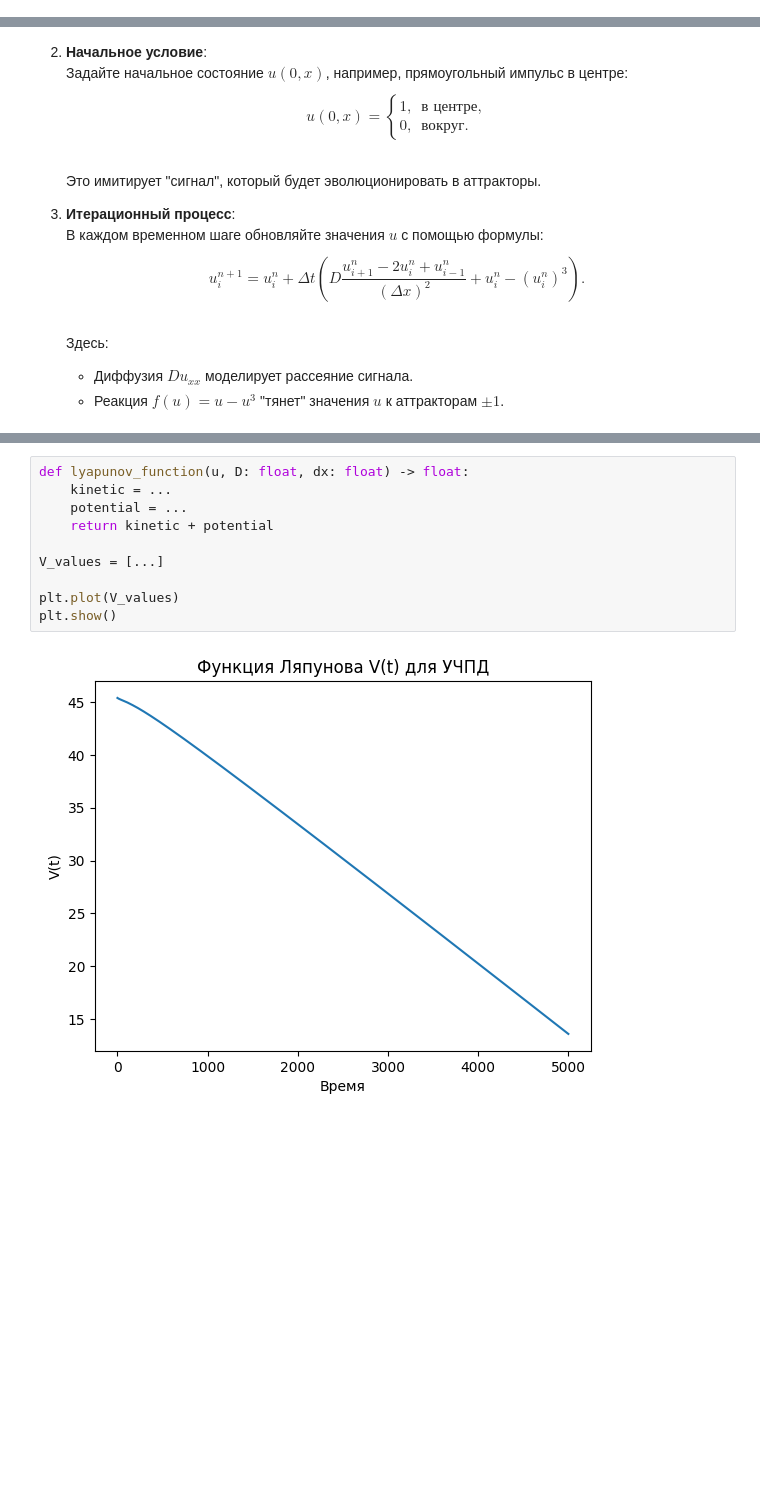
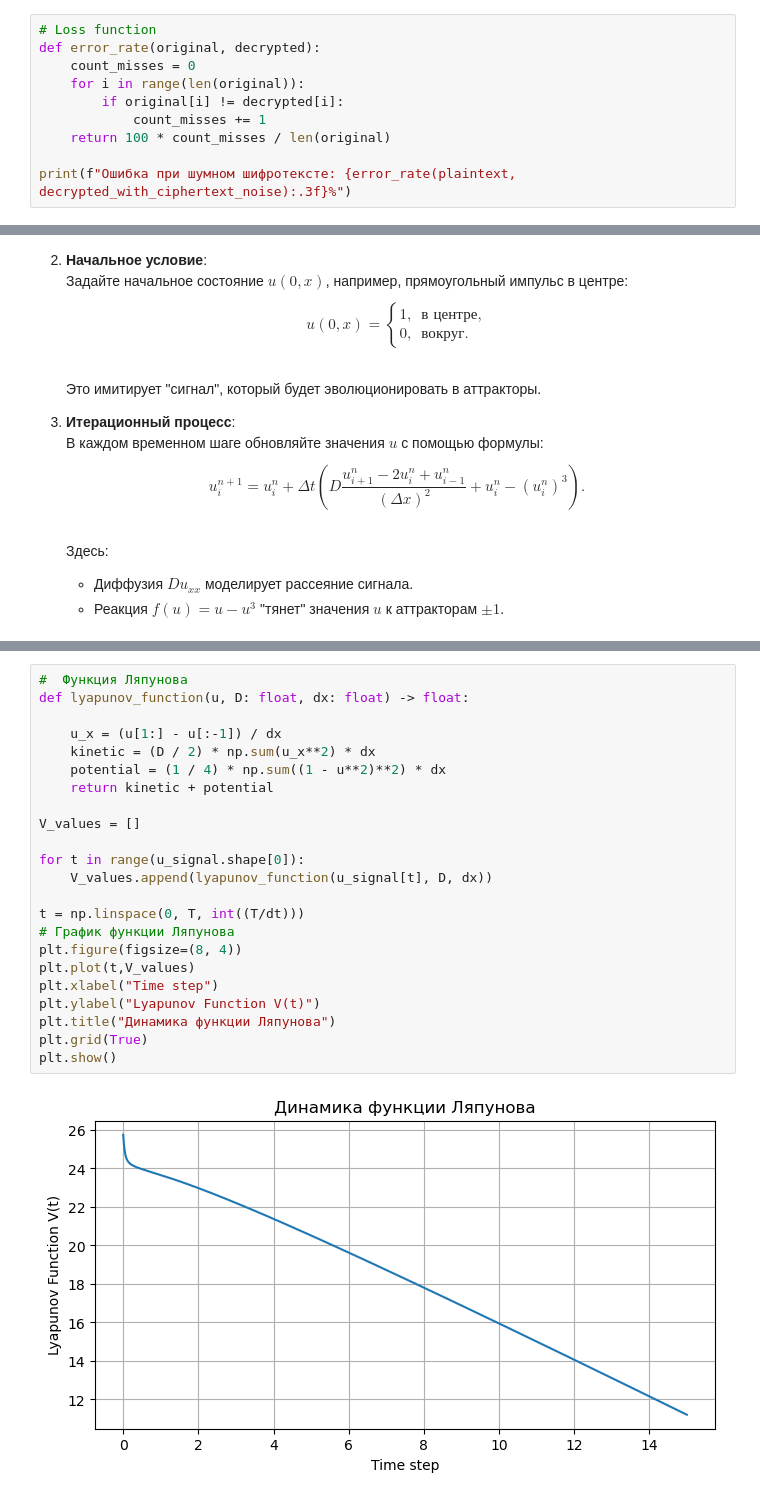
Before and after one commit to 17Squidgy/Diffurs, a Jupyter notebook: lab_de_chaos_crypto.ipynb, the cells around one changed output, grey strips where cells are left out. Cells and saved outputs as stored; diff of their text form; blank space fills up the shorter version.

```diff
--- a/lab_de_chaos_crypto.ipynb
+++ b/lab_de_chaos_crypto.ipynb
@@ -229,0 +258,10 @@ print("Ошибка при шумном шифротексте:", ..., "%")
+# %%
+# Loss function
+def error_rate(original, decrypted):
+    count_misses = 0
+    for i in range(len(original)):
+        if original[i] != decrypted[i]:
+            count_misses += 1
+    return 100 * count_misses / len(original)
+
+print(f"Ошибка при шумном шифротексте: {error_rate(plaintext, decrypted_with_ciphertext_noise):.3f}%")
@@ -319,16 +419,29 @@ $$
 ---
-# %%
-def lyapunov_function(u, D: float, dx: float) -> float:
-    kinetic = ...
-    potential = ...
-    return kinetic + potential
-
-V_values = [...]
-
-plt.plot(V_values)
-plt.show()
-# %% [output]
-[figure, removed]
+# %%
+#  Функция Ляпунова
+def lyapunov_function(u, D: float, dx: float) -> float:
+
+    u_x = (u[1:] - u[:-1]) / dx
+    kinetic = (D / 2) * np.sum(u_x**2) * dx
+    potential = (1 / 4) * np.sum((1 - u**2)**2) * dx
+    return kinetic + potential
+
+V_values = []
+
+for t in range(u_signal.shape[0]):
+    V_values.append(lyapunov_function(u_signal[t], D, dx))
+
+t = np.linspace(0, T, int((T/dt)))
+# График функции Ляпунова
+plt.figure(figsize=(8, 4))
+plt.plot(t,V_values)
+plt.xlabel("Time step")
+plt.ylabel("Lyapunov Function V(t)")
+plt.title("Динамика функции Ляпунова")
+plt.grid(True)
+plt.show()
+# %% [output]
+[figure, added]
 # %% [markdown]
 ## Генерация ключа
 
```
Also changed, not shown: parts of 41 cells of this notebook.
